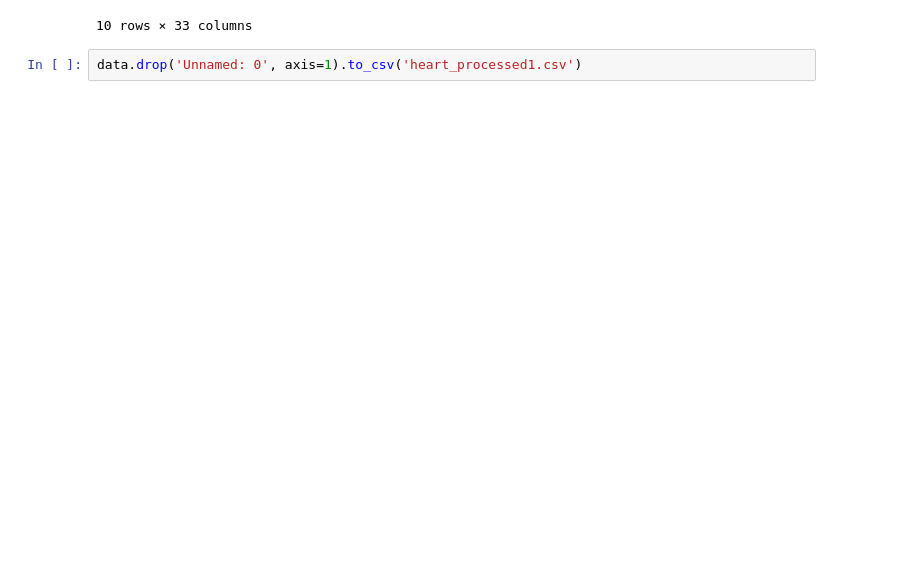
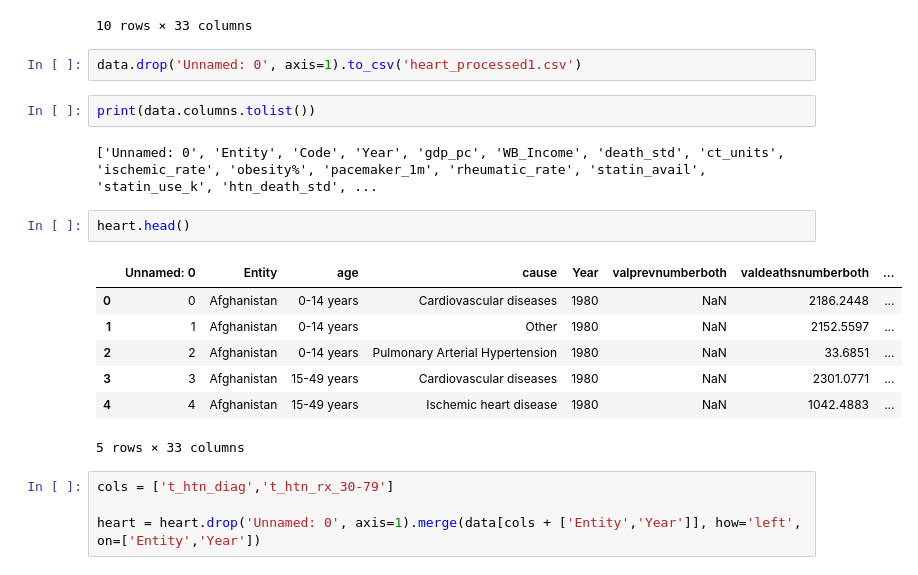
Before and after one commit to DerekAmuna/heart-disease, a Jupyter notebook: data/i.ipynb, the cells around one changed output. Cells and saved outputs as stored; diff of their text form; blank space fills up the shorter version.

```diff
--- a/data/i.ipynb
+++ b/data/i.ipynb
@@ -155,3 +155,21 @@ data.sample(10)
 10 rows × 33 columns
 # %%
 data.drop('Unnamed: 0', axis=1).to_csv('heart_processed1.csv')
+# %%
+print(data.columns.tolist())
+# %% [output]
+['Unnamed: 0', 'Entity', 'Code', 'Year', 'gdp_pc', 'WB_Income', 'death_std', 'ct_units', 'ischemic_rate', 'obesity%', 'pacemaker_1m', 'rheumatic_rate', 'statin_avail', 'statin_use_k', 'htn_death_std', ...
+# %%
+heart.head()
+# %% [output]
+|  | Unnamed: 0 | Entity | age | cause | Year | valprevnumberboth | valdeathsnumberboth | ... |
+| 0 | 0 | Afghanistan | 0-14 years | Cardiovascular diseases | 1980 | NaN | 2186.2448 | ... |
+| 1 | 1 | Afghanistan | 0-14 years | Other | 1980 | NaN | 2152.5597 | ... |
+| 2 | 2 | Afghanistan | 0-14 years | Pulmonary Arterial Hypertension | 1980 | NaN | 33.6851 | ... |
+| 3 | 3 | Afghanistan | 15-49 years | Cardiovascular diseases | 1980 | NaN | 2301.0771 | ... |
+| 4 | 4 | Afghanistan | 15-49 years | Ischemic heart disease | 1980 | NaN | 1042.4883 | ... |
+5 rows × 33 columns
+# %%
+cols = ['t_htn_diag','t_htn_rx_30-79']
+
+heart = heart.drop('Unnamed: 0', axis=1).merge(data[cols + ['Entity','Year']], how='left', on=['Entity','Year'])
```
Also changed, not shown: parts of 2 cells of this notebook, 6 other files.
